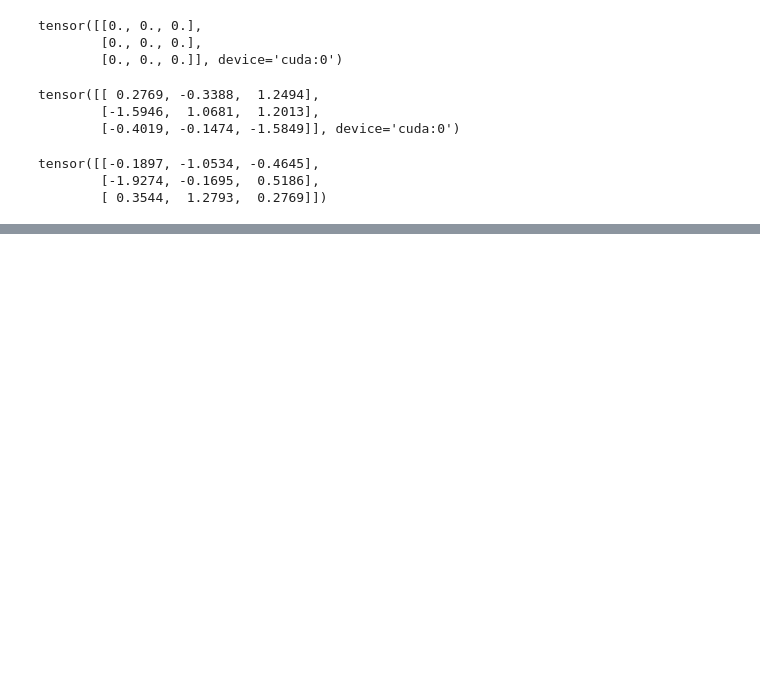
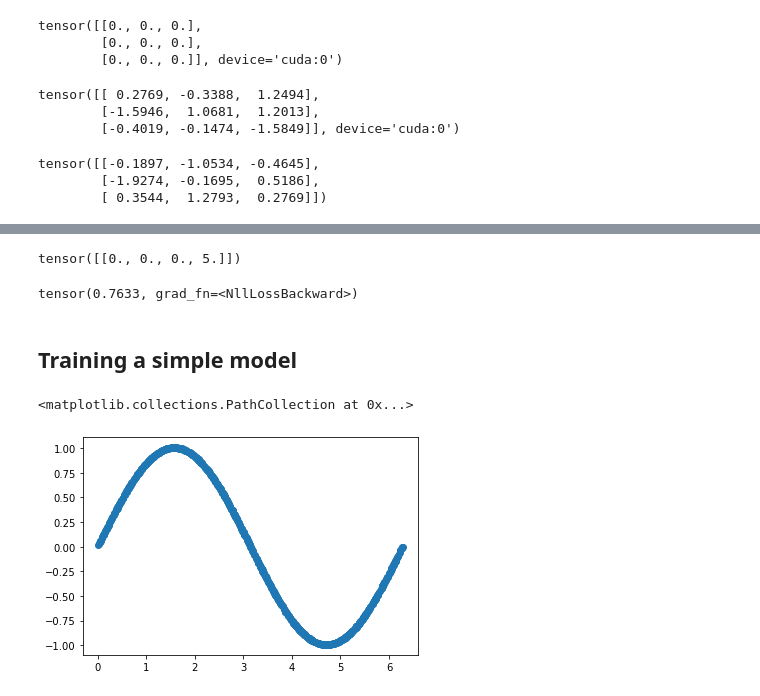
Before and after one commit to agupta54/cs224u-spring19, a Jupyter notebook: lecture-1/Into_to_PyTorch.ipynb, the cells around one changed output, grey strips where cells are left out. Drawn from its saved outputs; the diff is of its cells as text; code cells hidden in the pictures; blank space fills up the shorter version.

```diff
--- a/lecture-1/Into_to_PyTorch.ipynb
+++ b/lecture-1/Into_to_PyTorch.ipynb
@@ -221,0 +283,23 @@ tensor([[-0.1897, -1.0534, -0.4645],
+# %%
+import torch.nn.functional as F
+
+y = F.relu(torch.FloatTensor([[-5, -1, 0, 5]]))
+
+y
+# %% [output]
+tensor([[0., 0., 0., 5.]])
+# %%
+y_gold = torch.tensor([1])        # the true label (in this case, 2) from our dataset wrapped
+                                  # as a tensor of minibatch size of 1
+criterion = nn.CrossEntropyLoss() # our simple classification criterion for this simple example
+
+y = model(x)                      # forward pass of our model (remember, using apply instead of forward)
+
+loss = criterion(y, y_gold)       # apply the criterion to get the loss corresponding to the pair (x, y)
+                                  # with respect to the real y (y_gold)
+
+print(loss)                       # the loss contains a gradient function that we can use to compute
+# %% [output]
+tensor(0.7633, grad_fn=<NllLossBackward>)
+# %% [markdown]
+## Training a simple model
@@ -221,0 +316,17 @@ tensor([[-0.1897, -1.0534, -0.4645],
+# %%
+M = 1200
+
+# sample from the x axis M points
+x = np.random.rand(M) * 2*math.pi
+
+# add noise
+eta = np.random.rand(M) * 0.01
+
+# compute the function
+y = np.sin(x) + eta
+
+# plot
+plt.scatter(x,y)
+# %% [output]
+<matplotlib.collections.PathCollection at 0x...>
+[figure, added]
```
Also changed, not shown: parts of 14 cells of this notebook.
